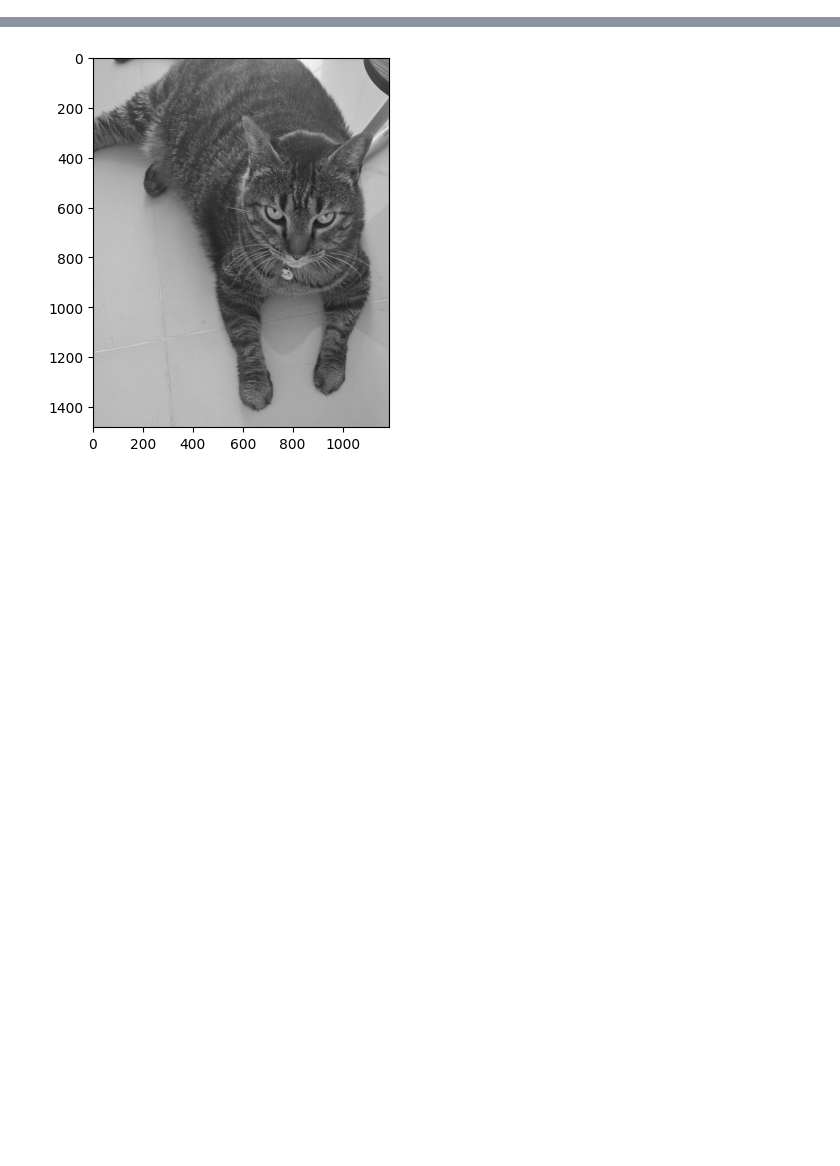
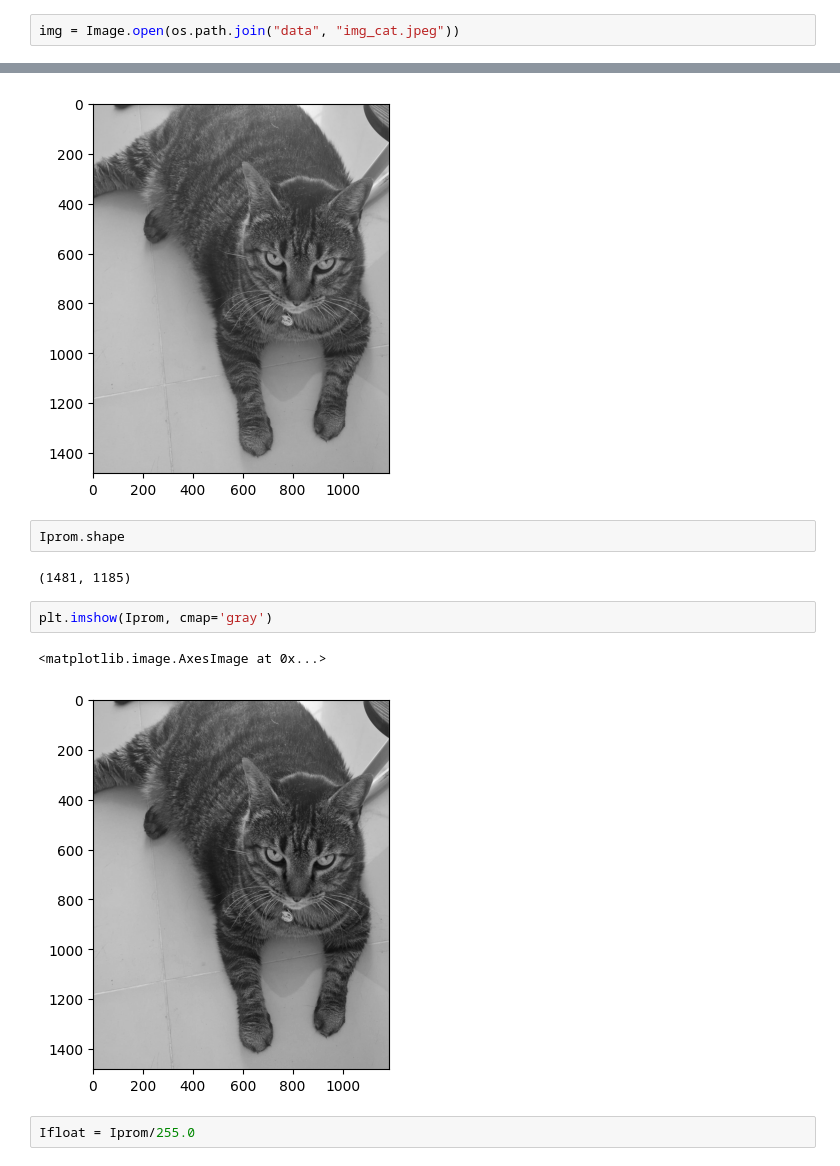
Before and after one commit to vc-2025-ii/20250915_imgproc, a Jupyter notebook: notebook.ipynb, the cells around one changed output, grey strips where cells are left out. Cells and saved outputs as stored; diff of their text form; blank space fills up the shorter version.

```diff
--- a/notebook.ipynb
+++ b/notebook.ipynb
@@ -110,3 +117,5 @@ plt.imshow(Ig,cmap='gray')
+# %%
+img = Image.open(os.path.join("data", "img_cat.jpeg"))
 # %%
 I = np.array(img)
 plt.imshow(I)
@@ -125,3 +134,14 @@ plt.imshow(Itot)
 # %% [output]
 <matplotlib.image.AxesImage at 0x...>
 [figure]
+# %%
+Iprom.shape
+# %% [output]
+(1481, 1185)
+# %%
+plt.imshow(Iprom, cmap='gray')
+# %% [output]
+<matplotlib.image.AxesImage at 0x...>
+[figure, added]
+# %%
+Ifloat = Iprom/255.0
```
Also changed, not shown: parts of 18 cells of this notebook.
